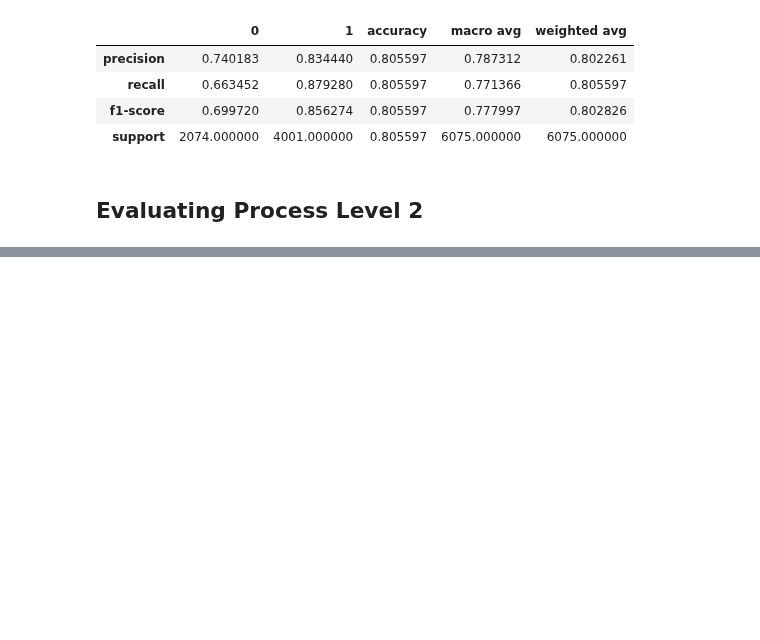
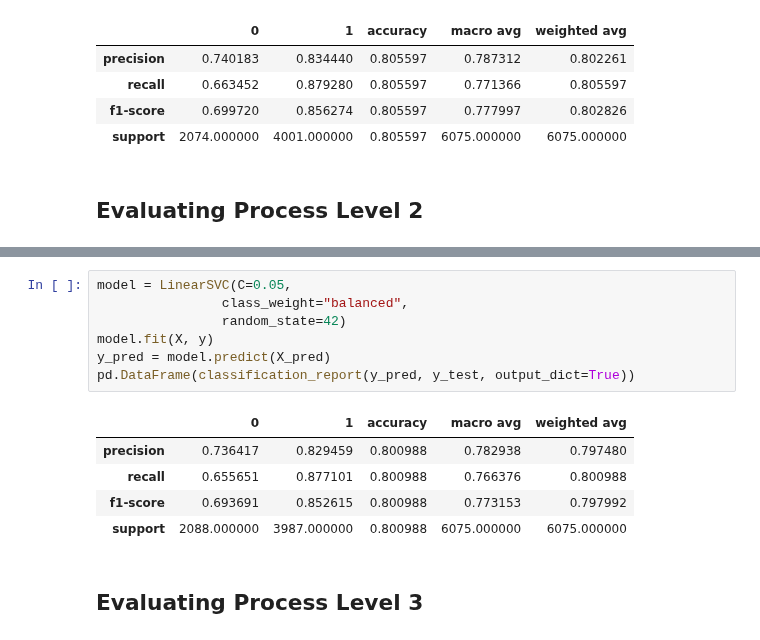
Before and after one commit to ElbazHaim/twitter_sarcasm_project, a Jupyter notebook: project.ipynb, the cells around one changed output, grey strips where cells are left out. Saved outputs shown, nothing was run; the diff lists cells and outputs as text; blank space fills up the shorter version.

```diff
--- a/project.ipynb
+++ b/project.ipynb
@@ -356,0 +367,15 @@ pd.DataFrame(classification_report(y_pred, y_test, output_dict=True))
+# %%
+model = LinearSVC(C=0.05,
+                class_weight="balanced",
+                random_state=42)
+model.fit(X, y)
+y_pred = model.predict(X_pred)
+pd.DataFrame(classification_report(y_pred, y_test, output_dict=True))
+# %% [output]
+|  | 0 | 1 | accuracy | macro avg | weighted avg |
+| precision | 0.736417 | 0.829459 | 0.800988 | 0.782938 | 0.797480 |
+| recall | 0.655651 | 0.877101 | 0.800988 | 0.766376 | 0.800988 |
+| f1-score | 0.693691 | 0.852615 | 0.800988 | 0.773153 | 0.797992 |
+| support | 2088.000000 | 3987.000000 | 0.800988 | 6075.000000 | 6075.000000 |
+# %% [markdown]
+## Evaluating Process Level 3
```
Also changed, not shown: parts of 18 cells of this notebook, 3 other files.
